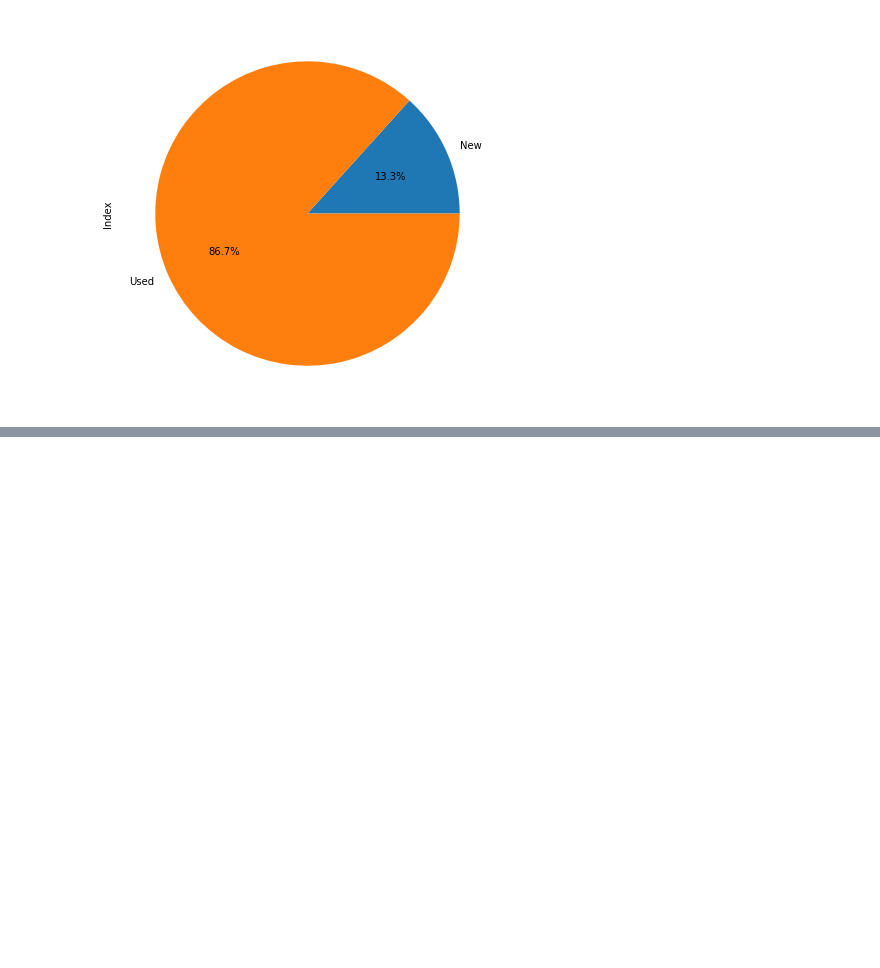
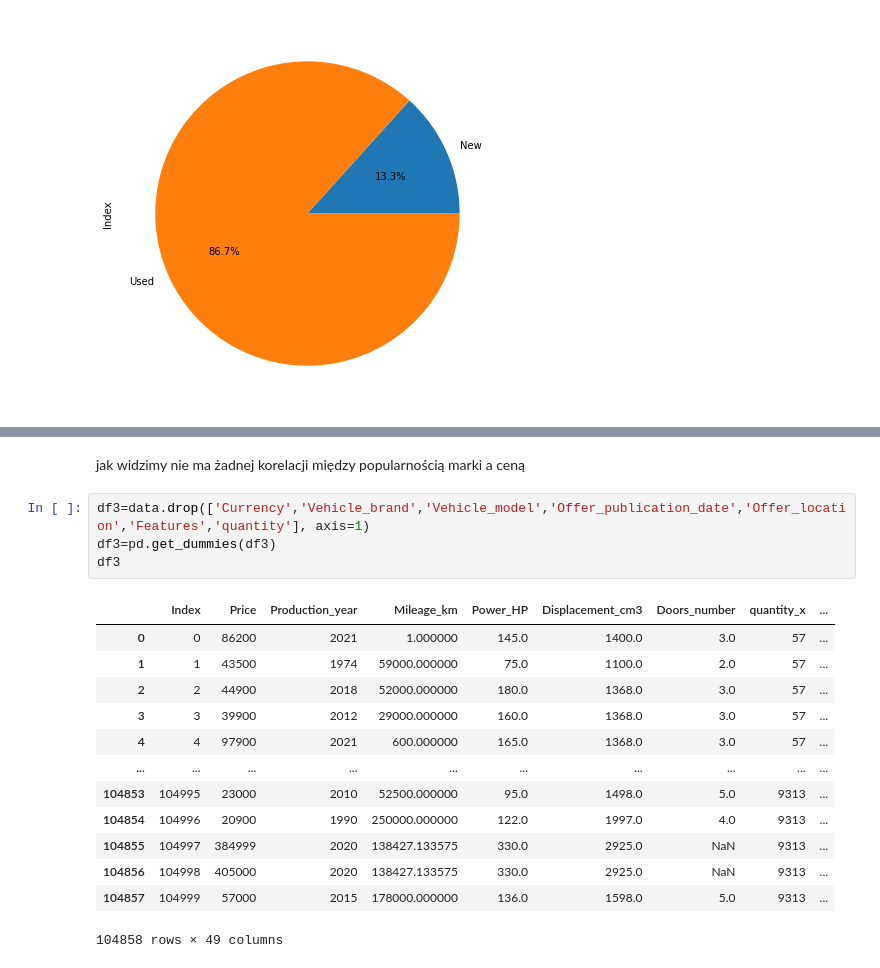
Before and after one commit to pawel200020/machine-learning-project, a Jupyter notebook: project.ipynb, the cells around one changed output, grey strips where cells are left out. Saved outputs shown, nothing was run; the diff lists cells and outputs as text; blank space fills up the shorter version.

```diff
--- a/project.ipynb
+++ b/project.ipynb
@@ -194,0 +305,20 @@ data.groupby('Condition')['Index'].count().plot.pie(figsize=(12,7),autopct="%1.1
+# %% [markdown]
+jak widzimy nie ma żadnej korelacji między popularnością marki a ceną
+# %%
+df3=data.drop(['Currency','Vehicle_brand','Vehicle_model','Offer_publication_date','Offer_location','Features','quantity'], axis=1)
+df3=pd.get_dummies(df3)
+df3
+# %% [output]
+|  | Index | Price | Production_year | Mileage_km | Power_HP | Displacement_cm3 | Doors_number | quantity_x | ... |
+| 0 | 0 | 86200 | 2021 | 1.000000 | 145.0 | 1400.0 | 3.0 | 57 | ... |
+| 1 | 1 | 43500 | 1974 | 59000.000000 | 75.0 | 1100.0 | 2.0 | 57 | ... |
+| 2 | 2 | 44900 | 2018 | 52000.000000 | 180.0 | 1368.0 | 3.0 | 57 | ... |
+| 3 | 3 | 39900 | 2012 | 29000.000000 | 160.0 | 1368.0 | 3.0 | 57 | ... |
+| 4 | 4 | 97900 | 2021 | 600.000000 | 165.0 | 1368.0 | 3.0 | 57 | ... |
+| ... | ... | ... | ... | ... | ... | ... | ... | ... | ... |
+| 104853 | 104995 | 23000 | 2010 | 52500.000000 | 95.0 | 1498.0 | 5.0 | 9313 | ... |
+| 104854 | 104996 | 20900 | 1990 | 250000.000000 | 122.0 | 1997.0 | 4.0 | 9313 | ... |
+| 104855 | 104997 | 384999 | 2020 | 138427.133575 | 330.0 | 2925.0 | NaN | 9313 | ... |
+| 104856 | 104998 | 405000 | 2020 | 138427.133575 | 330.0 | 2925.0 | NaN | 9313 | ... |
+| 104857 | 104999 | 57000 | 2015 | 178000.000000 | 136.0 | 1598.0 | 5.0 | 9313 | ... |
+104858 rows × 49 columns
```
Also changed, not shown: parts of 14 cells of this notebook.
